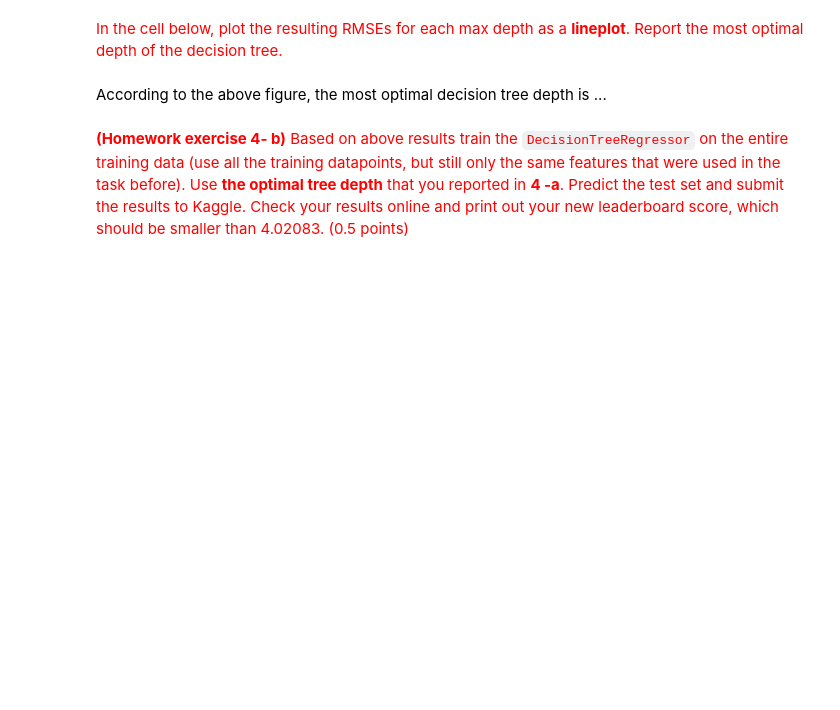
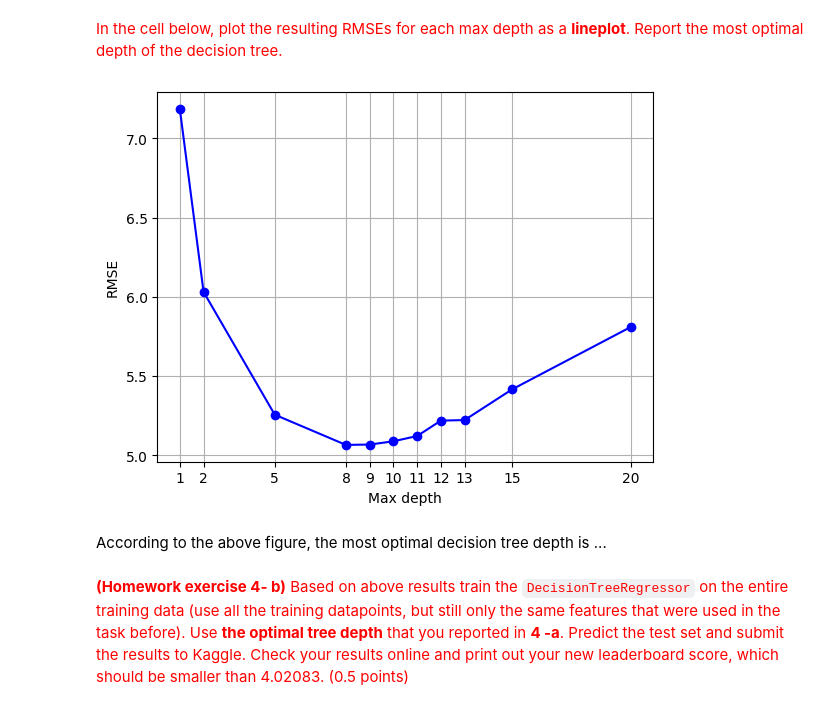
Before and after one commit to Krios39/study, a Jupyter notebook: 1_semester/machine_learning/hw1/1_Supervised_learning_HW_2026.ipynb, the cells around one changed output. Saved outputs shown, nothing was run; the diff lists cells and outputs as text; code cells hidden in the pictures; blank space fills up the shorter version.

```diff
--- a/1_semester/machine_learning/hw1/1_Supervised_learning_HW_2026.ipynb
+++ b/1_semester/machine_learning/hw1/1_Supervised_learning_HW_2026.ipynb
@@ -303,27 +316,23 @@ for param in max_depths:
   n_folds = 4
 
   # create a vector of fold indices
-  # with length of this vector equal to number of rows in training data
-  # you can use np.concatenate and np.repeat functions
-  folds_indx = ...
-
-  # for dataset with 8 entries you should get:
-  # the following vector[0, 0, 1, 1, 2, 2, 3, 3]
-  # chunks can be unequal if the number of rows is not divisible by 4
+  base_count = len(X) // n_folds
+  remainder = len(X) % n_folds
+  folds_indx = np.concatenate([np.repeat(np.arange(n_folds), base_count), np.arange(remainder)])
 
   # randomly shuffle the obtained indices
-  ...
+  np.random.shuffle(folds_indx)
 
   # initialise variable that will hold RMSEs for each fold
-  fold_RMSEs = ...
+  fold_RMSEs = np.zeros(n_folds)
+
   for fold_indx in np.arange(n_folds):
 
     # split data into train_X, train_y and val_X, val_y depending on the fold
-    # use previously generated folds_indx to fetch the right rows
-    train_X = ...
-    train_y = ...
-    val_X = ...
-    val_y = ...
+    train_X = X.iloc[folds_indx != fold_indx]
+    train_y = y.iloc[folds_indx != fold_indx]
+    val_X = X.iloc[folds_indx == fold_indx]
+    val_y = y.iloc[folds_indx == fold_indx]
 
     # a few tests that must pass to make sure you are doing the right thing
     # please, do not delete these lines
@@ -332,16 +341,16 @@ for param in max_depths:
     assert len(train_X) == 748518 or len(train_X) == 748519, "Train set should be of size 748518 or 748519"
 
     # train the decision tree with max_depth = param
-    dtr = ...
+    dtr = DecisionTreeRegressor(max_depth=param)
 
-    # fit the decision tree on training data
-    dtr.fit(...)
+    # fit the decision tree on training data using ONLY specified features
+    dtr.fit(train_X[['abs_diff_longitude', 'abs_diff_latitude']], train_y)
 
     # predict validation data
-    val_predictions = ...
+    val_predictions = dtr.predict(val_X[['abs_diff_longitude', 'abs_diff_latitude']])
 
     # calculate RMSE on validation for this fold
-    fold_RMSEs[fold_indx] = ...
+    fold_RMSEs[fold_indx] = root_mean_squared_error(val_y, val_predictions)
   ##### YOUR CODE ENDS #####
   print(f'Average validation RMSE for {param} of trees is {np.mean(fold_RMSEs)}')
   depth_RMSEs.append(np.mean(fold_RMSEs))
@@ -349,12 +376,15 @@ for param in max_depths:
 <font color='red'> In the cell below, plot the resulting RMSEs for each max depth as a **lineplot**. Report the most optimal depth of the decision tree.
 # %%
 ##### YOUR CODE STARTS #####
-...
+plt.plot(max_depths, depth_RMSEs, marker='o', linestyle='-', color='b')
+plt.grid(True)
 ##### YOUR CODE ENDS #####
 plt.xticks(max_depths)
 plt.xlabel("Max depth")
 plt.ylabel("RMSE")
 plt.show()
+# %% [output]
+[figure, added]
 # %% [markdown]
 According to the above figure, the most optimal decision tree depth is ...
 # %% [markdown]
```
Also changed, not shown: parts of 8 cells of this notebook.
